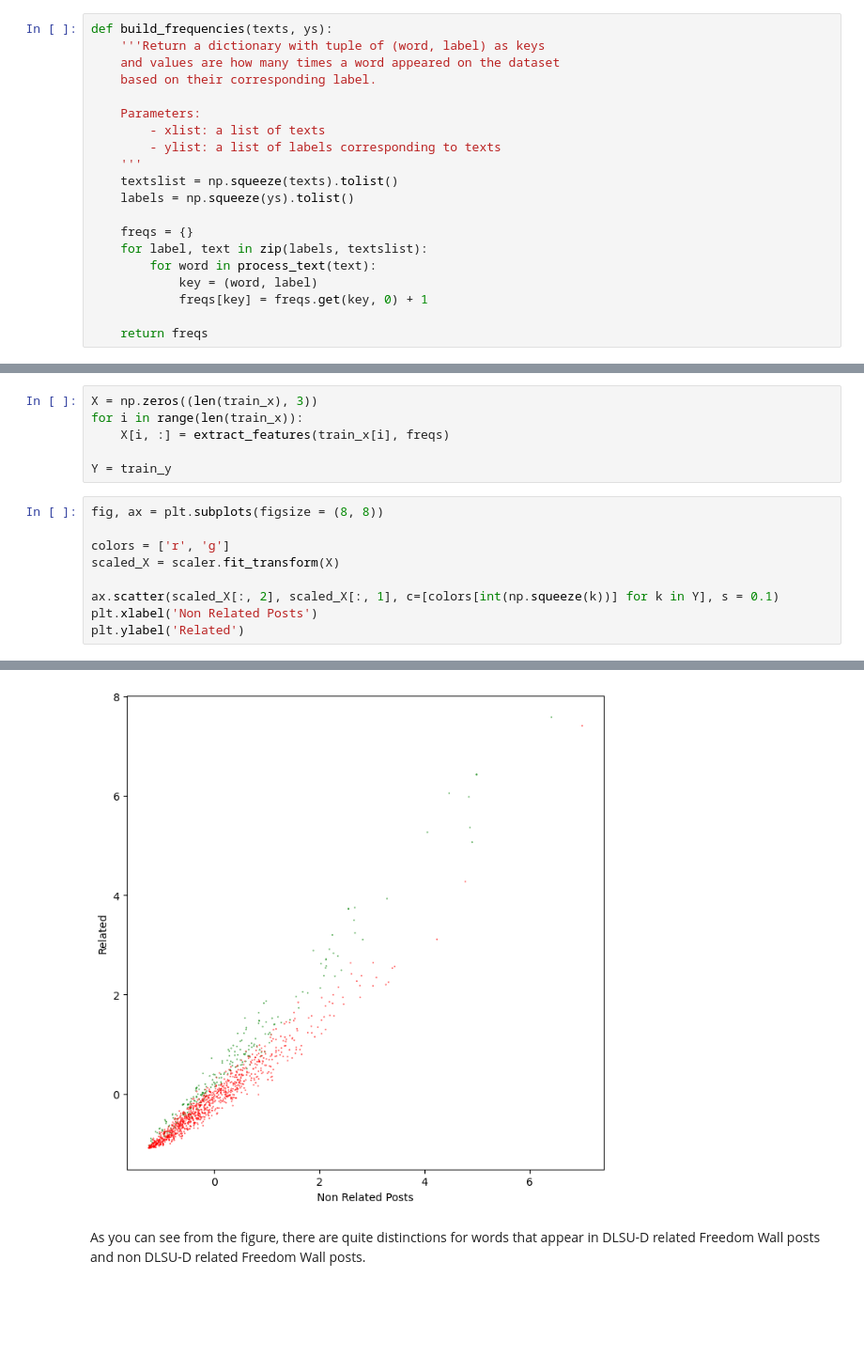
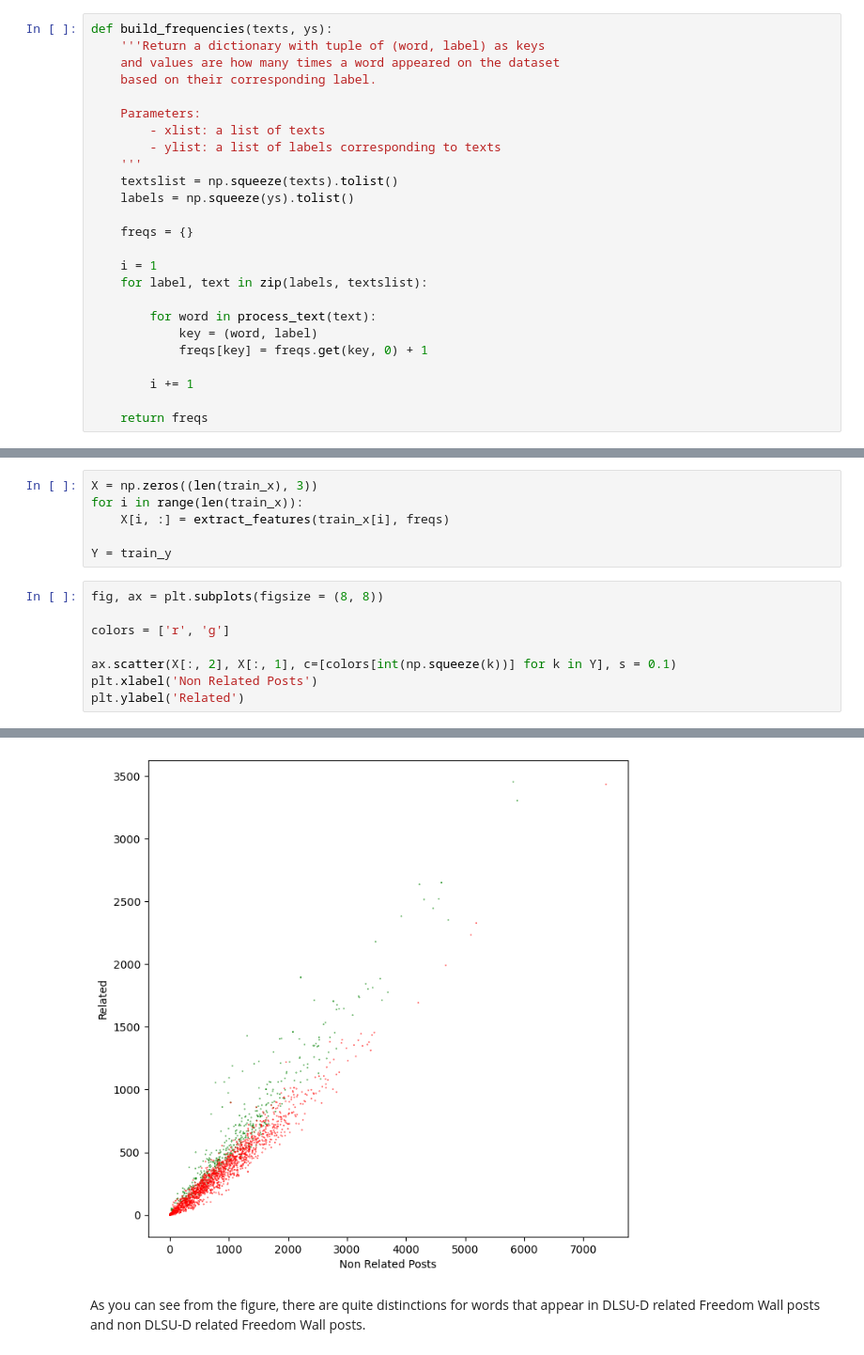
Before and after one commit to mayolito-waje/BCS33_ML_NLP_research, a Jupyter notebook: prototype_model.ipynb, the cells around one changed output, grey strips where cells are left out. Shown: that part at 94% size. Drawn from its saved outputs; the diff is of its cells as text; blank space fills up the shorter version.

```diff
--- a/prototype_model.ipynb
+++ b/prototype_model.ipynb
@@ -178,11 +178,16 @@ def build_frequencies(texts, ys):
     labels = np.squeeze(ys).tolist()
 
     freqs = {}
+
+    i = 1
     for label, text in zip(labels, textslist):
+
         for word in process_text(text):
             key = (word, label)
             freqs[key] = freqs.get(key, 0) + 1
 
+        i += 1
+
     return freqs
 # %% [markdown]
 ### Testing `build_frequencies`
@@ -256,15 +261,14 @@ Y = train_y
 # %%
 fig, ax = plt.subplots(figsize = (8, 8))
 
 colors = ['r', 'g']
-scaled_X = scaler.fit_transform(X)
 
-ax.scatter(scaled_X[:, 2], scaled_X[:, 1], c=[colors[int(np.squeeze(k))] for k in Y], s = 0.1)
+ax.scatter(X[:, 2], X[:, 1], c=[colors[int(np.squeeze(k))] for k in Y], s = 0.1)
 plt.xlabel('Non Related Posts')
 plt.ylabel('Related')
 # %% [output]
 Text(0, 0.5, 'Related')
-[figure, old version]
+[figure, new version]
 # %% [markdown]
 As you can see from the figure, there are quite distinctions for words that appear in DLSU-D related Freedom Wall posts and non DLSU-D related Freedom Wall posts.
 # %% [markdown]
```
Also changed, not shown: parts of 13 cells of this notebook, 8 other files.
